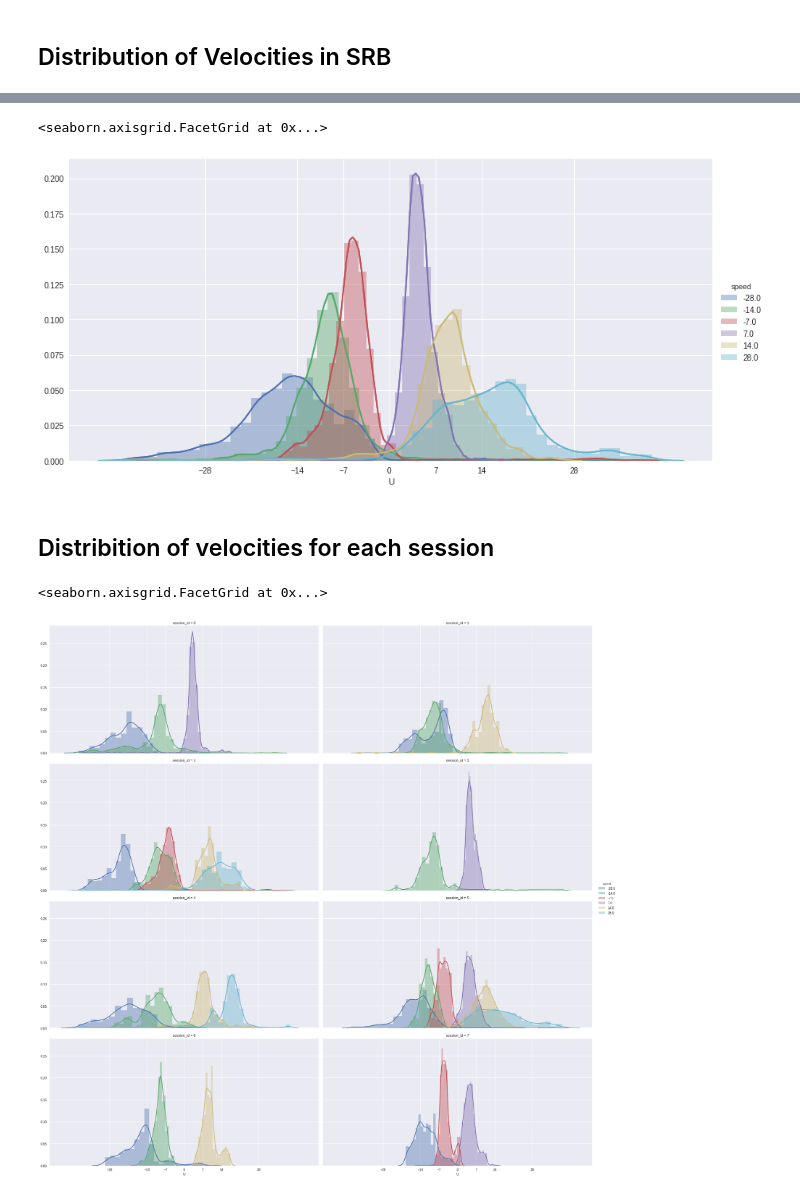
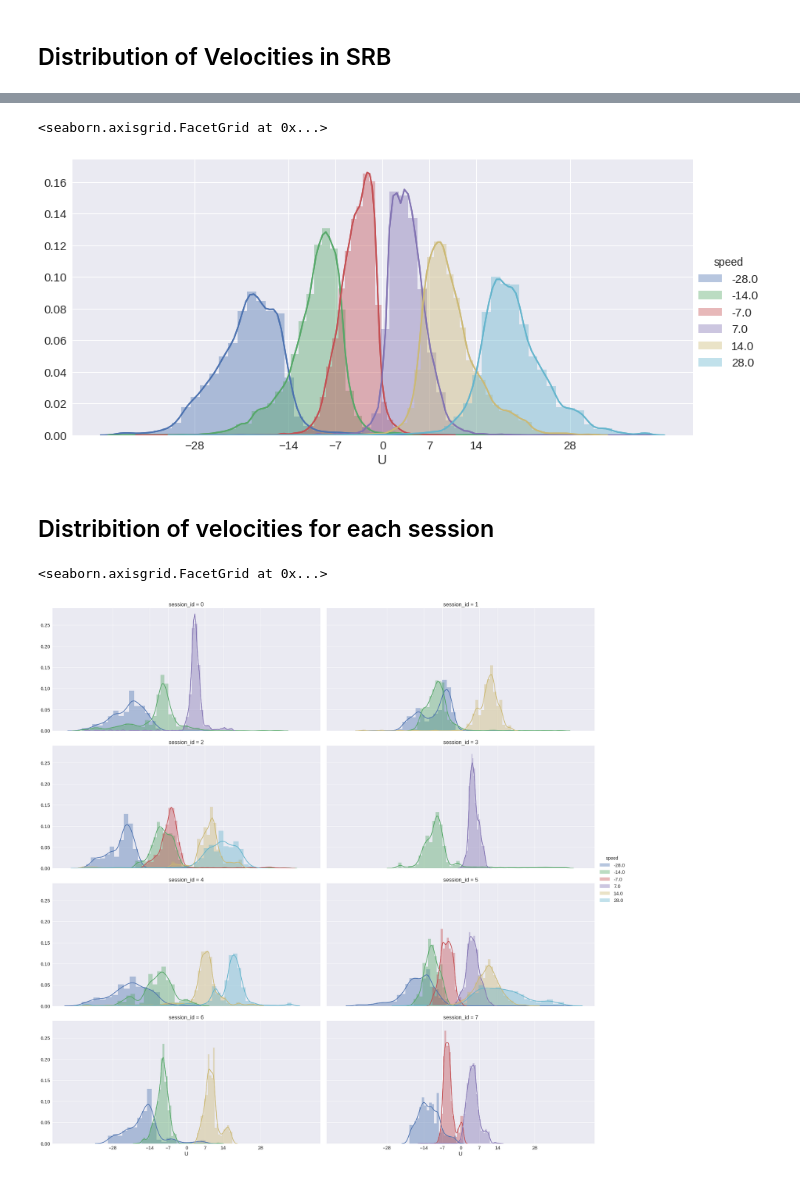
Before and after one commit to alTeska/VR_Acuity, a Jupyter notebook: notebooks/SRB_col_auto_analysis_0905.ipynb, the cells around one changed output, grey strips where cells are left out. Saved outputs shown, nothing was run; the diff lists cells and outputs as text; code cells hidden in the pictures.

Commit message:
presentation plots, auto detection tests

```diff
--- a/notebooks/SRB_col_auto_analysis_0905.ipynb
+++ b/notebooks/SRB_col_auto_analysis_0905.ipynb
@@ -96,0 +178,10 @@ rat_svfd.head(3)
+# %%
+rat_svf = rat[rat.Filtered == 1]
+rat_svf['Dmin'], rat_svf['Dmax'] = 0, 0
+rat_svf['change'] = False
+for index, row in limits.iterrows():
+    rat_svf['change'] = (rat_svf['Dmin']==0) & (rat_svf['speed']==row['speed'])
+    rat_svf['Dmin'] = np.where(rat_svf['change']==True, row['min'], rat_svf['Dmin'])
+    rat_svf['Dmax'] = np.where(rat_svf['change']==True, row['max'], rat_svf['Dmax'])
+
+rat_svf.head()
@@ -97,3 +220,5 @@ rat_svfd.head(3)
+# %%
+rat_svfd = rat_svf.drop(['Filtered', 'change'], axis=1)
 # %%
 # MERGING SRB THAT HAVE REALLY SHORT BREAKS
 rat_up2 = pd.DataFrame()
@@ -194,10 +319,14 @@ g.map(plt.axhline, y=0, alpha=1, linewidth=1, color='green');
 # %%
-mask = (rat_up2.session_id == 0) & (rat_up2.SRB_id == 0)
-temp = rat_up2[mask]
+sns.set(font_scale=1.5)
+mask = (SRB_up2.session_id == 0) & (SRB_up2.SRB_id == 4)
+temp = SRB_up2[mask]
 
-g = sns.FacetGrid(data=temp, size=6, aspect=2, hue='SRB_id')
+g = sns.FacetGrid(data=temp, size=6, aspect=2, hue='SRB_id', ylim=[-30, 30])
 g.map(plt.plot, "Time", "SRBall2" , alpha=1, linewidth=1, color='red');
-g.map(plt.plot, "Time", "U"     , alpha=1, linewidth=1);
 g.map(plt.plot, "Time", "speed" , alpha=1, linewidth=1, color="orange");
 g.map(plt.axhline, y=0, alpha=1, linewidth=1, color='green');
+g.map(plt.plot, "Time", "U"     , alpha=1, linewidth=1);
+
+plt.title("Auto SRB moment in Experiment 0");
+g.savefig('plots/SRB_time_velo_auto.png', dpi=300)
 # %% [output]
@@ -204,0 +334,13 @@ g.map(plt.axhline, y=0, alpha=1, linewidth=1, color='green');
+# %%
+sns.set(font_scale=1.5)
+mask = (SRB_up2.session_id == 4) & (SRB_up2.SRB_id == 5)
+temp = SRB_up2[mask]
+
+g = sns.FacetGrid(data=temp, size=6, aspect=2, hue='SRB_id')#, ylim=[-30, 30])
+g.map(plt.plot, "Time", "SRBall2" , alpha=1, linewidth=1, color='red');
+g.map(plt.plot, "Time", "speed" , alpha=1, linewidth=1, color="orange");
+g.map(plt.axhline, y=0, alpha=1, linewidth=1, color='green');
+g.map(plt.plot, "Time", "U"     , alpha=1, linewidth=1);
+
+plt.title("Auto SRB moment in Experiment 4");
+g.savefig('plots/SRB_time_velo_auto2.png', dpi=300)
@@ -219,18 +373,18 @@ rat_up2.head()
 # %%
-mask_srb = np.abs(rat_up2.U) < 40
+mask_srb = (np.abs(rat_up2.U) < 40) & (rat_up2.SRBall2 == True)
 srb = rat_up2[mask_srb]
 g = sns.FacetGrid(data=srb, size=6, aspect=2, hue='speed');
 g.set(xticks=[-28, -14, -7, 0, 7, 14, 28])
 g.map(sns.distplot, 'U');
 g.map(sns.kdeplot, 'U').add_legend()
 # %% [output]
 <seaborn.axisgrid.FacetGrid at 0x...>
-[figure, old version]
+[figure, new version]
 # %% [markdown]
 ## Distribition of velocities for each session
 # %%
-mask_srb = np.abs(rat_up2.U) < 40
-srb = rat_up2[mask_srb]
+mask_srb = np.abs(SRB_up2.U) < 40
+srb = SRB_up2[mask_srb]
 
 g = sns.FacetGrid(data=srb, size=6, aspect=2, hue='speed', col='session_id', col_wrap=2);
 g.map(sns.distplot, 'U');
@@ -238,5 +392,5 @@ g.set(xticks=[-28, -14, -7, 0, 7, 14, 28])
 g.map(sns.kdeplot, 'U').add_legend()
 # %% [output]
 <seaborn.axisgrid.FacetGrid at 0x...>
-[figure, old version]
+[figure, new version]
 # %% [markdown]
```
Also changed, not shown: parts of 24 cells of this notebook, 3 other files.
